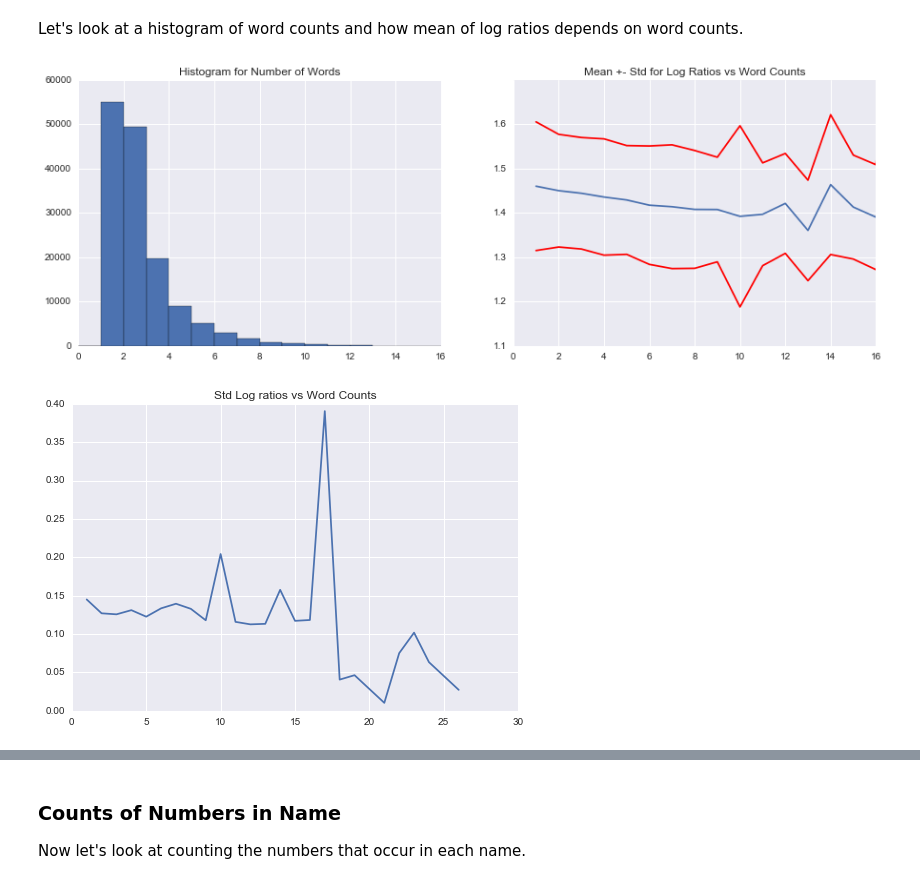
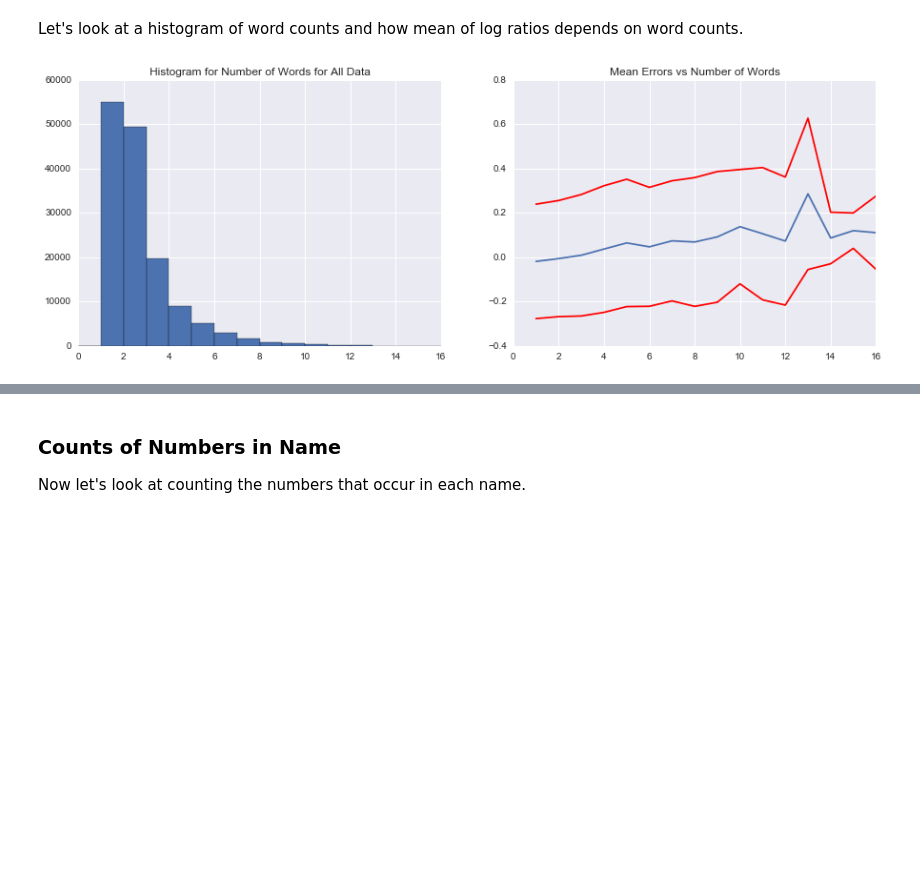
Before and after one commit to MatthewMcGonagle/KaggleWikiTraffic, a Jupyter notebook: FinalReport.ipynb, the cells around one changed output, grey strips where cells are left out. Cells and saved outputs as stored; diff of their text form; code cells hidden in the pictures; blank space fills up the shorter version.

```diff
--- a/FinalReport.ipynb
+++ b/FinalReport.ipynb
@@ -668,5 +650,0 @@ So we see that the optimal constant to choose is about 3.5. So we go with z = np
-# %%
-page_df.logratios = np.log(3.5 + page_df.ratios)
-
-page_df.logratios.hist(bins = np.arange(1.0, 3, 0.05))
-plt.show()
@@ -674,0 +653,3 @@ plt.show()
+# %%
+errors_df = pd.DataFrame(errors['polyDegree15'], columns = ['errors'])
+errors_df.head()
@@ -695,30 +683,28 @@ page_df['numWords'] = numWords
 # %% [markdown]
 Let's look at a histogram of word counts and how mean of log ratios depends on word counts.
 # %%
-# Let's look at statistics for number of words.
+# Let's look at statistics for number of words and how the errors of previous models depend on the number
+# of words.
+
+doublefigsize = (15, 5)
 
 plt.figure(figsize = doublefigsize)
 plt.subplot(121)
-page_df['numWords'].hist(bins = np.arange(17))
-plt.title('Histogram for Number of Words')
+bins = np.arange(17)
+page_df['numWords'].hist(bins = bins)
+plt.title('Histogram for Number of Words for All Data')
 
-grouped_mean = page_df.groupby('numWords').mean()
-grouped_std = page_df.groupby('numWords').std()
-
+errors_df['numWords'] = page_df.loc[indices['train'], 'numWords']
+cut = pd.cut(errors_df.numWords, bins)
+grouped_df = errors_df.groupby(cut)
+means = grouped_df.mean().errors
+stds = grouped_df.std().errors
 plt.subplot(122)
-plt.plot(grouped_mean.index, grouped_mean.logratios)
-plt.plot(grouped_std.index, grouped_mean.logratios + grouped_std.logratios, color = 'red')
-plt.plot(grouped_std.index, grouped_mean.logratios - grouped_std.logratios, color = 'red')
-plt.title('Mean +- Std for Log Ratios vs Word Counts')
-ax = plt.gca()
-ax.set_xlim([0, 16])
-ax.set_ylim([1.1, 1.7])
+plt.plot(bins[1:], means)
+plt.plot(bins[1:], means + stds, color = 'red')
+plt.plot(bins[1:], means - stds, color = 'red')
+plt.title('Mean Errors vs Number of Words')
 plt.show()
-
-plt.plot(grouped_std.index, grouped_std.logratios)
-plt.title('Std Log ratios vs Word Counts')
-plt.show()
 # %% [output]
-[figure, old version]
+[figure, new version]
-[figure, removed]
 # %%
```
Also changed, not shown: parts of 62 cells of this notebook.
